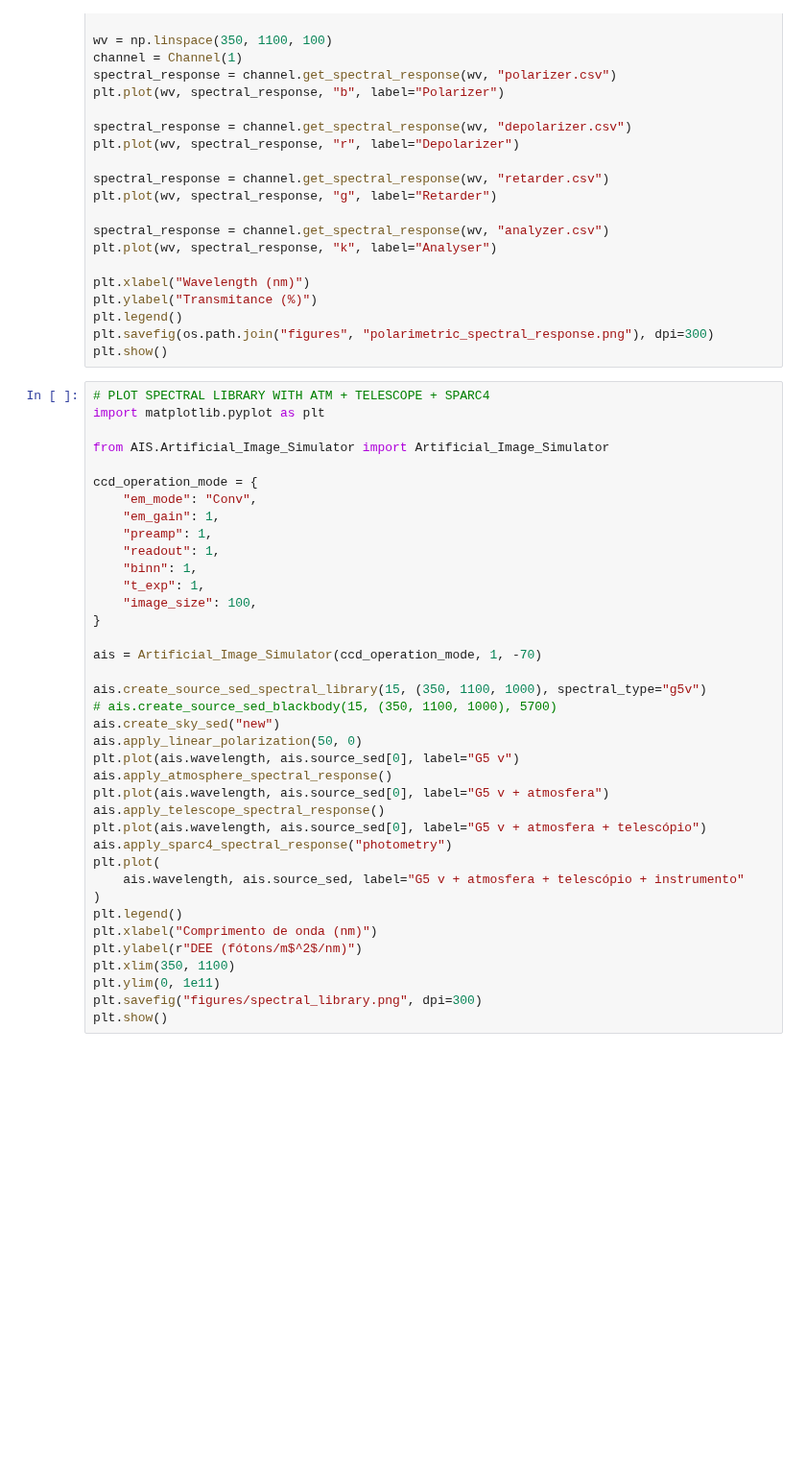
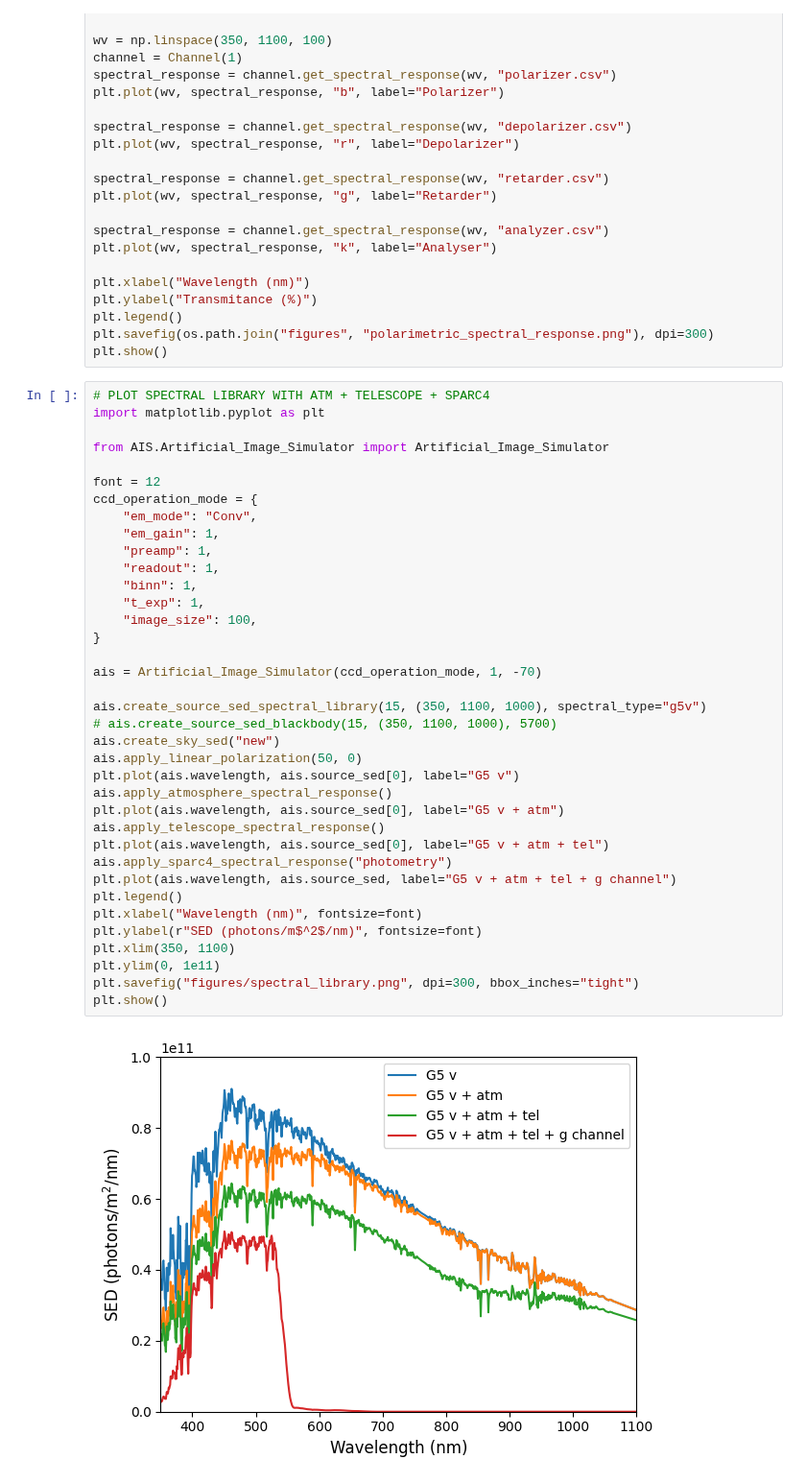
Before and after one commit to DBernardes/AIS, a Jupyter notebook: notebook/spectral_responses.ipynb, the cells around one changed output. Shown at 96% size. Drawn from its saved outputs; the diff is of its cells as text; blank space fills up the shorter version.

Commit message:
ploting an artificial image

```diff
--- a/notebook/spectral_responses.ipynb
+++ b/notebook/spectral_responses.ipynb
@@ -371,41 +366,42 @@ plt.show()
 # %%
 # PLOT SPECTRAL LIBRARY WITH ATM + TELESCOPE + SPARC4
 import matplotlib.pyplot as plt
 
 from AIS.Artificial_Image_Simulator import Artificial_Image_Simulator
 
+font = 12
 ccd_operation_mode = {
     "em_mode": "Conv",
     "em_gain": 1,
     "preamp": 1,
     "readout": 1,
     "binn": 1,
     "t_exp": 1,
     "image_size": 100,
 }
 
 ais = Artificial_Image_Simulator(ccd_operation_mode, 1, -70)
 
 ais.create_source_sed_spectral_library(15, (350, 1100, 1000), spectral_type="g5v")
 # ais.create_source_sed_blackbody(15, (350, 1100, 1000), 5700)
 ais.create_sky_sed("new")
 ais.apply_linear_polarization(50, 0)
 plt.plot(ais.wavelength, ais.source_sed[0], label="G5 v")
 ais.apply_atmosphere_spectral_response()
-plt.plot(ais.wavelength, ais.source_sed[0], label="G5 v + atmosfera")
+plt.plot(ais.wavelength, ais.source_sed[0], label="G5 v + atm")
 ais.apply_telescope_spectral_response()
-plt.plot(ais.wavelength, ais.source_sed[0], label="G5 v + atmosfera + telescópio")
+plt.plot(ais.wavelength, ais.source_sed[0], label="G5 v + atm + tel")
 ais.apply_sparc4_spectral_response("photometry")
-plt.plot(
-    ais.wavelength, ais.source_sed, label="G5 v + atmosfera + telescópio + instrumento"
-)
+plt.plot(ais.wavelength, ais.source_sed, label="G5 v + atm + tel + g channel")
 plt.legend()
-plt.xlabel("Comprimento de onda (nm)")
-plt.ylabel(r"DEE (fótons/m$^2$/nm)")
+plt.xlabel("Wavelength (nm)", fontsize=font)
+plt.ylabel(r"SED (photons/m$^2$/nm)", fontsize=font)
 plt.xlim(350, 1100)
 plt.ylim(0, 1e11)
-plt.savefig("figures/spectral_library.png", dpi=300)
+plt.savefig("figures/spectral_library.png", dpi=300, bbox_inches="tight")
 plt.show()
+# %% [output]
+[figure, added]
 # %%
 # PLOT SPECTRAL RESPONSE SHIFTS OF THE RETARDER WAVEPLATES
 
```
Also changed, not shown: parts of 8 cells of this notebook, 4 other files.
